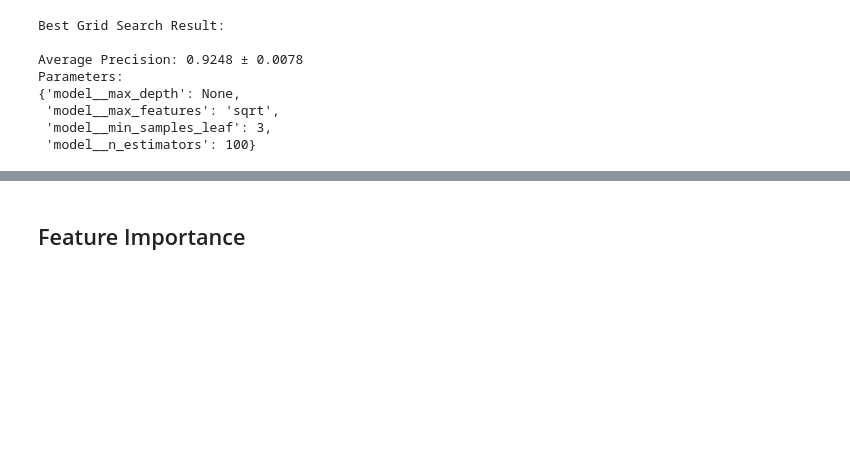
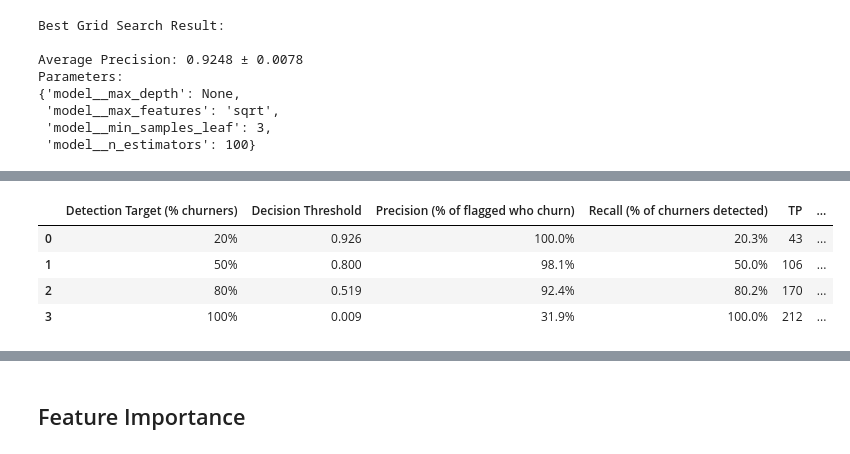
Before and after one commit to dbolotov/data_science_blog, a Jupyter notebook: gym_churn_analysis/gym_churn_analysis.ipynb, the cells around one changed output, grey strips where cells are left out. Saved outputs shown, nothing was run; the diff lists cells and outputs as text; code cells hidden in the pictures; blank space fills up the shorter version.

```diff
--- a/gym_churn_analysis/gym_churn_analysis.ipynb
+++ b/gym_churn_analysis/gym_churn_analysis.ipynb
@@ -483,0 +512,9 @@ Parameters:
+# %%
+# Use best model from grid search
+clf_pipeline = grid_search.best_estimator_
+
+# Get probabilities for Churn = 1
+y_test_pred_proba = clf_pipeline.predict_proba(X_test)[:, 1]
+
+print(f"Model PR-AUC: {average_precision_score(y_test, y_test_pred_proba):.3f} (baseline = {y_test.mean():.3f})")
+print(f"Model ROC-AUC: {roc_auc_score(y_test, y_test_pred_proba):.3f} (baseline = 0.500)")
@@ -567,10 +543,0 @@ print(f"Model ROC-AUC: {roc_auc:.3f} (baseline = 0.500)")
-# %%
-# To see how the the threshold affects the number of False Negatives & False Positives, print confusion matrix, precision, and recall for several thresholds
-for thr in [0.3, best_threshold, 0.7]:
-    y_pred_thr = (y_proba >= thr).astype(int)
-    cm = confusion_matrix(y_test, y_pred_thr)
-    prec = precision_score(y_test, y_pred_thr)
-    rec  = recall_score(y_test, y_pred_thr)
-    print(f"\nThreshold {thr:.2f}")
-    print(cm)
-    print(f"Precision: {prec:.2f}, Recall: {rec:.2f}")
@@ -591,0 +559,42 @@ Precision: 0.95, Recall: 0.63
+# %%
+# Define recall levels to target (detection targets)
+recall_targets = [0.2, 0.5, 0.8, 1.0]
+
+# Get precision-recall-threshold curve
+prec_curve, rec_curve, thr_curve = precision_recall_curve(y_test, y_test_pred_proba)
+
+rows = []
+n = len(y_test)
+
+for r_target in recall_targets:
+    # Find the highest threshold that still gives recall >= r_target
+    idx = np.where(rec_curve >= r_target)[0][-1]
+    thr = thr_curve[idx] if idx < len(thr_curve) else 0.0
+
+    # Predictions at this threshold
+    y_pred_thr = (y_test_pred_proba >= thr).astype(int)
+
+    tn, fp, fn, tp = confusion_matrix(y_test, y_pred_thr).ravel()
+    prec = precision_score(y_test, y_pred_thr, zero_division=0)
+    rec  = recall_score(y_test, y_pred_thr, zero_division=0)
+    f1   = f1_score(y_test, y_pred_thr, zero_division=0)
+    flagged = tp + fp
+
+    rows.append({
+        "Detection Target (% churners)": f"{int(r_target*100)}%",
+        "Decision Threshold": f"{thr:.3f}",
+        "Precision (% of flagged who churn)": f"{prec*100:.1f}%",
+        "Recall (% of churners detected)": f"{rec*100:.1f}%",
+        # "F1": f"{f1:.3f}",
+        "TP": tp, "FP": fp, "FN": fn, "TN": tn,
+        "% of all members flagged": f"{flagged/n*100:.1f}%"
+    })
+
+df_threshold_summary = pd.DataFrame(rows)
+df_threshold_summary
+# %% [output]
+|  | Detection Target (% churners) | Decision Threshold | Precision (% of flagged who churn) | Recall (% of churners detected) | TP | ... |
+| 0 | 20% | 0.926 | 100.0% | 20.3% | 43 | ... |
+| 1 | 50% | 0.800 | 98.1% | 50.0% | 106 | ... |
+| 2 | 80% | 0.519 | 92.4% | 80.2% | 170 | ... |
+| 3 | 100% | 0.009 | 31.9% | 100.0% | 212 | ... |
```
Also changed, not shown: parts of 20 cells of this notebook.
